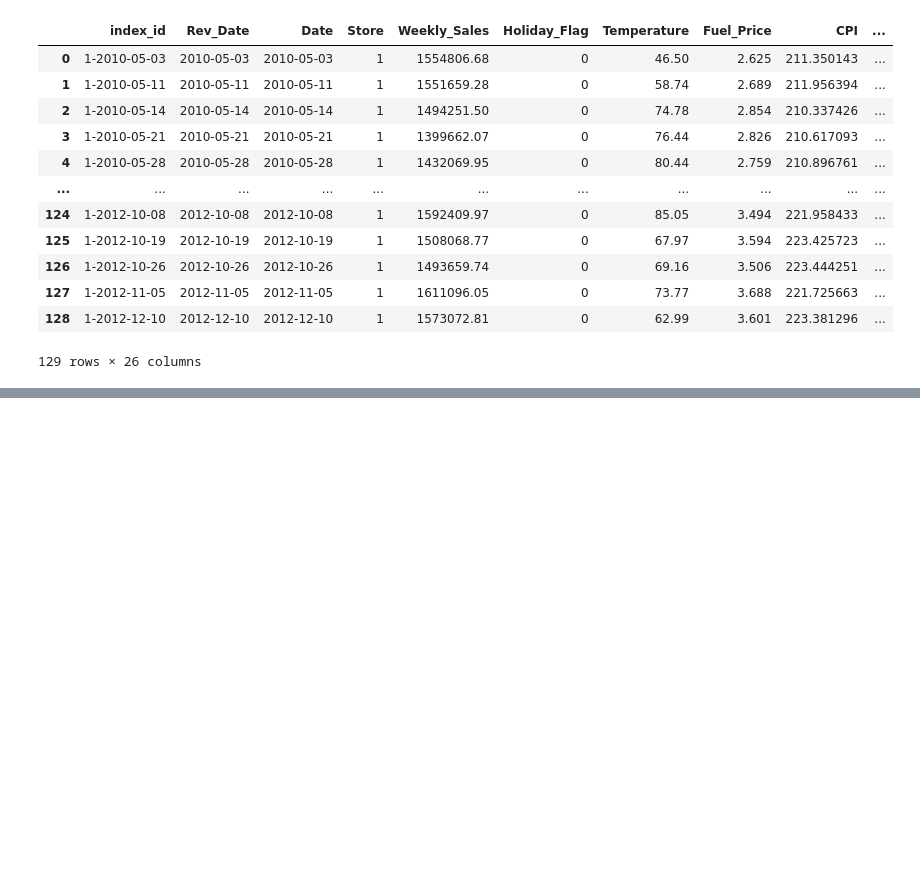
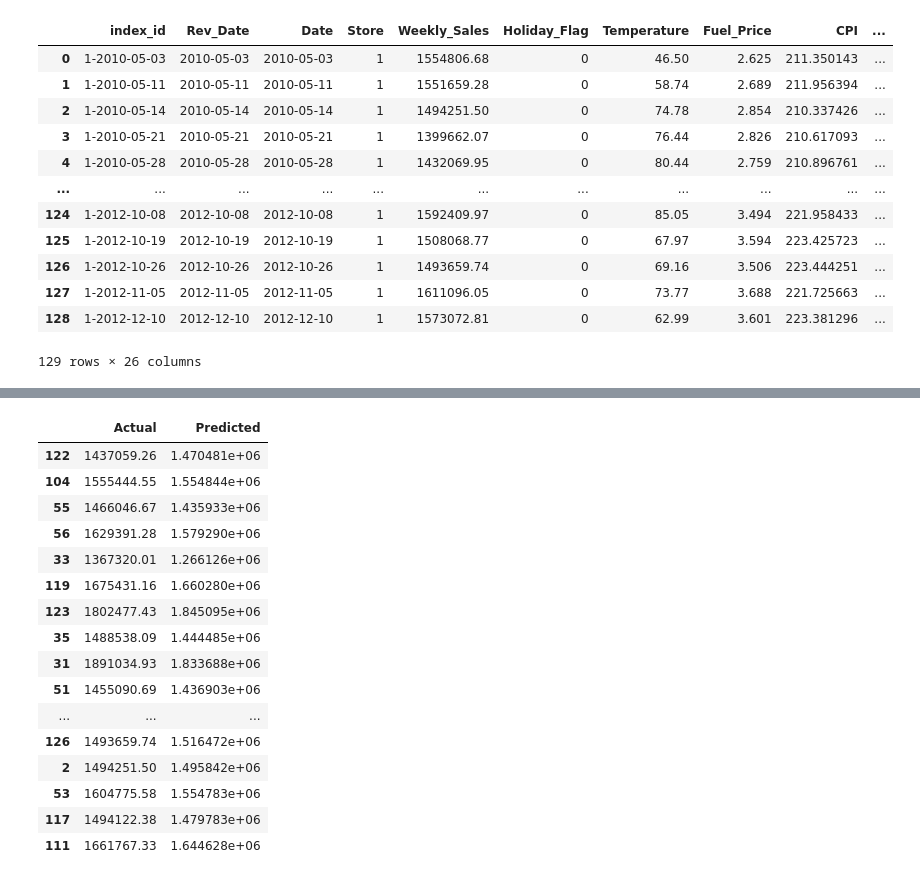
Before and after one commit to Franceskling/final_project, a Jupyter notebook: machine_learning/sales_forecast_store1.ipynb, the cells around one changed output, grey strips where cells are left out. Drawn from its saved outputs; the diff is of its cells as text; code cells hidden in the pictures; blank space fills up the shorter version.

```diff
--- a/machine_learning/sales_forecast_store1.ipynb
+++ b/machine_learning/sales_forecast_store1.ipynb
@@ -294,0 +308,9 @@ model_df
+# %%
+# output(target) and input data division
+y = model_df["Weekly_Sales"]
+X = model_df.drop(columns =["Weekly_Sales","Date","Rev_Date","index_id"])
+# %%
+# splitting the data into trainig and teting data sets
+from sklearn.model_selection import train_test_split
+from sklearn.preprocessing import StandardScaler
+X_train, X_test, y_train, y_test = train_test_split(X, y, random_state=1)
@@ -294,0 +352,21 @@ model_df
+# %%
+df = pd.DataFrame({'Actual': y_test, 'Predicted': y_pred})
+df.head(25)
+# %% [output]
+|  | Actual | Predicted |
+| 122 | 1437059.26 | 1.470481e+06 |
+| 104 | 1555444.55 | 1.554844e+06 |
+| 55 | 1466046.67 | 1.435933e+06 |
+| 56 | 1629391.28 | 1.579290e+06 |
+| 33 | 1367320.01 | 1.266126e+06 |
+| 119 | 1675431.16 | 1.660280e+06 |
+| 123 | 1802477.43 | 1.845095e+06 |
+| 35 | 1488538.09 | 1.444485e+06 |
+| 31 | 1891034.93 | 1.833688e+06 |
+| 51 | 1455090.69 | 1.436903e+06 |
+| ... | ... | ... |
+| 126 | 1493659.74 | 1.516472e+06 |
+| 2 | 1494251.50 | 1.495842e+06 |
+| 53 | 1604775.58 | 1.554783e+06 |
+| 117 | 1494122.38 | 1.479783e+06 |
+| 111 | 1661767.33 | 1.644628e+06 |
```
Also changed, not shown: parts of 9 cells of this notebook.
